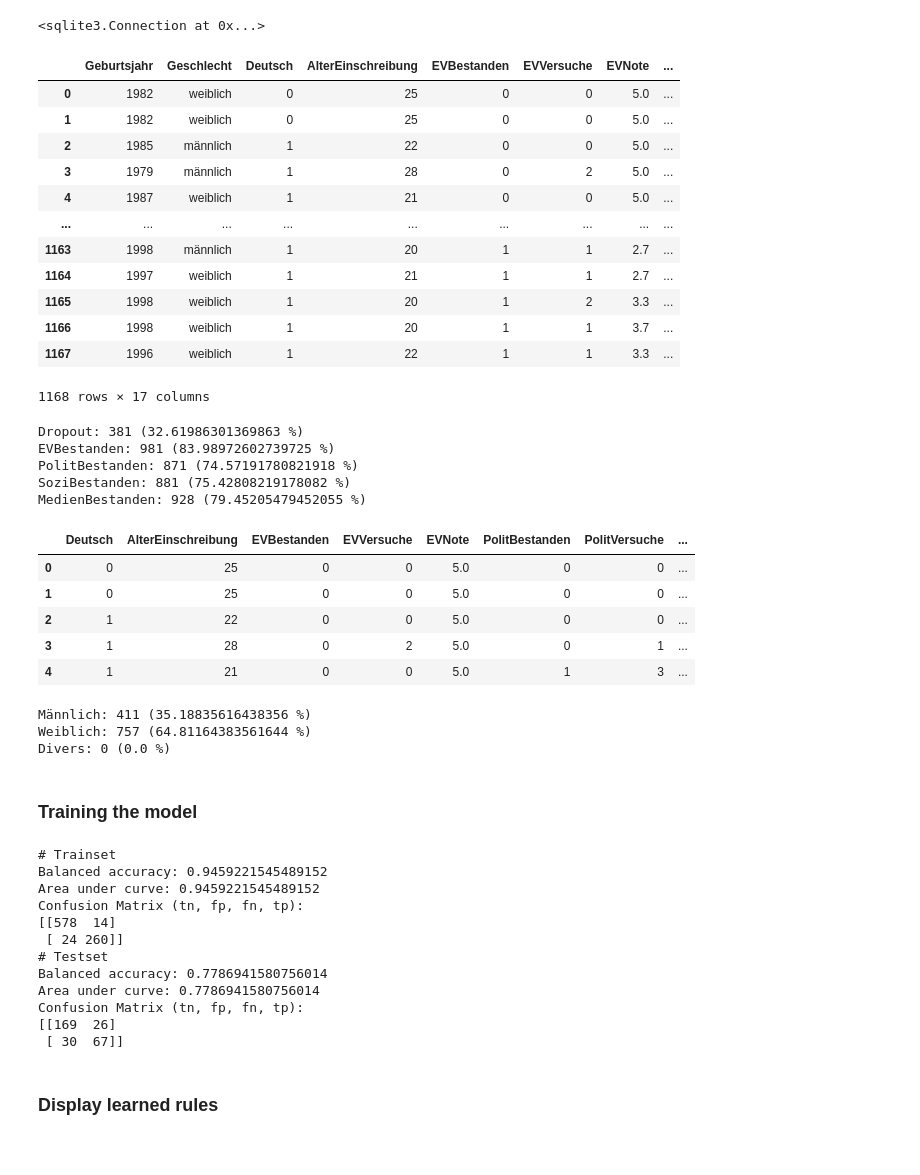
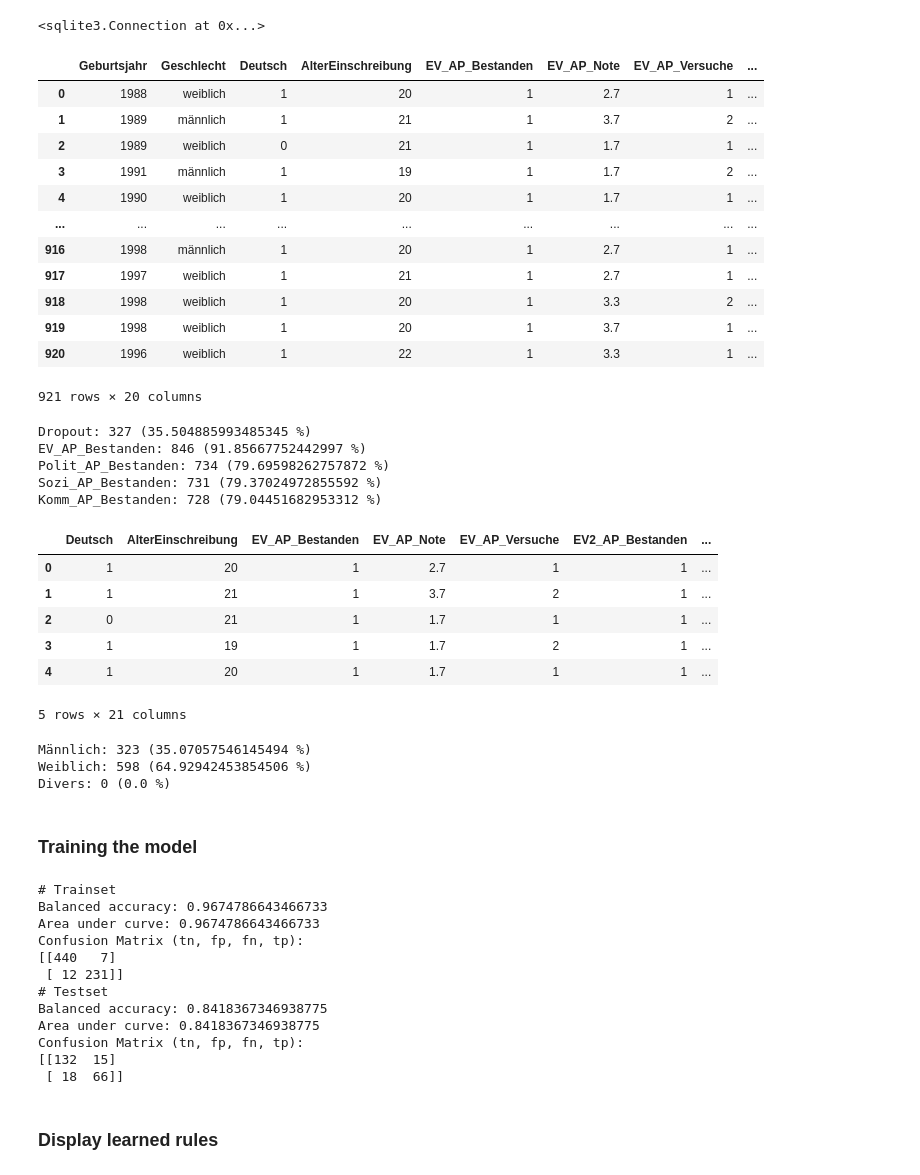
Before and after one commit to hhu-rapp/rapp-tool, a Jupyter notebook: interpretable-model-for-sw-dropout.ipynb, the cells around one changed output. Drawn from its saved outputs; the diff is of its cells as text; code cells hidden in the pictures.

```diff
--- a/interpretable-model-for-sw-dropout.ipynb
+++ b/interpretable-model-for-sw-dropout.ipynb
@@ -12,38 +12,38 @@ data.connect("data/rapp.db")
 # %% [output]
 <sqlite3.Connection at 0x...>
 # %%
-sql = "sql/sw_first_modules_dropout.sql"
+sql = "sql/sw_base_modules_dropout.sql"
 df = data.query_sql_file(sql, data.db_conn)
 
 df
 # %% [output]
-|  | Geburtsjahr | Geschlecht | Deutsch | AlterEinschreibung | EVBestanden | EVVersuche | EVNote | ... |
-| 0 | 1982 | weiblich | 0 | 25 | 0 | 0 | 5.0 | ... |
-| 1 | 1982 | weiblich | 0 | 25 | 0 | 0 | 5.0 | ... |
-| 2 | 1985 | männlich | 1 | 22 | 0 | 0 | 5.0 | ... |
-| 3 | 1979 | männlich | 1 | 28 | 0 | 2 | 5.0 | ... |
-| 4 | 1987 | weiblich | 1 | 21 | 0 | 0 | 5.0 | ... |
+|  | Geburtsjahr | Geschlecht | Deutsch | AlterEinschreibung | EV_AP_Bestanden | EV_AP_Note | EV_AP_Versuche | ... |
+| 0 | 1988 | weiblich | 1 | 20 | 1 | 2.7 | 1 | ... |
+| 1 | 1989 | männlich | 1 | 21 | 1 | 3.7 | 2 | ... |
+| 2 | 1989 | weiblich | 0 | 21 | 1 | 1.7 | 1 | ... |
+| 3 | 1991 | männlich | 1 | 19 | 1 | 1.7 | 2 | ... |
+| 4 | 1990 | weiblich | 1 | 20 | 1 | 1.7 | 1 | ... |
 | ... | ... | ... | ... | ... | ... | ... | ... | ... |
-| 1163 | 1998 | männlich | 1 | 20 | 1 | 1 | 2.7 | ... |
-| 1164 | 1997 | weiblich | 1 | 21 | 1 | 1 | 2.7 | ... |
-| 1165 | 1998 | weiblich | 1 | 20 | 1 | 2 | 3.3 | ... |
-| 1166 | 1998 | weiblich | 1 | 20 | 1 | 1 | 3.7 | ... |
-| 1167 | 1996 | weiblich | 1 | 22 | 1 | 1 | 3.3 | ... |
+| 916 | 1998 | männlich | 1 | 20 | 1 | 2.7 | 1 | ... |
+| 917 | 1997 | weiblich | 1 | 21 | 1 | 2.7 | 1 | ... |
+| 918 | 1998 | weiblich | 1 | 20 | 1 | 3.3 | 2 | ... |
+| 919 | 1998 | weiblich | 1 | 20 | 1 | 3.7 | 1 | ... |
+| 920 | 1996 | weiblich | 1 | 22 | 1 | 3.3 | 1 | ... |
-1168 rows × 17 columns
+921 rows × 20 columns
 # %%
 def print_metric(cols, df):
     rows = len(df)
     for col in cols:
         count = len(df[df[col]==1])
         print(f"{col}:", count, f"({count*100./rows} %)")
-# %%
-print_metric(["Dropout", "EVBestanden", "PolitBestanden", "SoziBestanden", "MedienBestanden"], df)
-# %% [output]
-Dropout: 381 (32.61986301369863 %)
-EVBestanden: 981 (83.98972602739725 %)
-PolitBestanden: 871 (74.57191780821918 %)
-SoziBestanden: 881 (75.42808219178082 %)
-MedienBestanden: 928 (79.45205479452055 %)
+# %%
+print_metric(["Dropout", "EV_AP_Bestanden", "Polit_AP_Bestanden", "Sozi_AP_Bestanden", "Komm_AP_Bestanden"], df)
+# %% [output]
+Dropout: 327 (35.504885993485345 %)
+EV_AP_Bestanden: 846 (91.85667752442997 %)
+Polit_AP_Bestanden: 734 (79.69598262757872 %)
+Sozi_AP_Bestanden: 731 (79.37024972855592 %)
+Komm_AP_Bestanden: 728 (79.04451682953312 %)
 # %%
 # Preprocess data
 df_classification = df.copy(deep=True)
@@ -54,17 +54,18 @@ df_classification["Divers"] = 1*(df_classification["Geschlecht"] == "divers")
 df_classification = df_classification.drop(["Geschlecht", "Geburtsjahr"], axis=1)
 df_classification.head()
 # %% [output]
-|  | Deutsch | AlterEinschreibung | EVBestanden | EVVersuche | EVNote | PolitBestanden | PolitVersuche | ... |
-| 0 | 0 | 25 | 0 | 0 | 5.0 | 0 | 0 | ... |
-| 1 | 0 | 25 | 0 | 0 | 5.0 | 0 | 0 | ... |
-| 2 | 1 | 22 | 0 | 0 | 5.0 | 0 | 0 | ... |
-| 3 | 1 | 28 | 0 | 2 | 5.0 | 0 | 1 | ... |
-| 4 | 1 | 21 | 0 | 0 | 5.0 | 1 | 3 | ... |
+|  | Deutsch | AlterEinschreibung | EV_AP_Bestanden | EV_AP_Note | EV_AP_Versuche | EV2_AP_Bestanden | ... |
+| 0 | 1 | 20 | 1 | 2.7 | 1 | 1 | ... |
+| 1 | 1 | 21 | 1 | 3.7 | 2 | 1 | ... |
+| 2 | 0 | 21 | 1 | 1.7 | 1 | 1 | ... |
+| 3 | 1 | 19 | 1 | 1.7 | 2 | 1 | ... |
+| 4 | 1 | 20 | 1 | 1.7 | 1 | 1 | ... |
+5 rows × 21 columns
 # %%
 print_metric(["Männlich", "Weiblich", "Divers"], df_classification)
 # %% [output]
-Männlich: 411 (35.18835616438356 %)
-Weiblich: 757 (64.81164383561644 %)
+Männlich: 323 (35.07057546145494 %)
+Weiblich: 598 (64.92942453854506 %)
 Divers: 0 (0.0 %)
 # %% [markdown]
 ### Training the model
@@ -100,7 +101,7 @@ X = df_classification.drop(["Dropout"], axis=1)
 y = df_classification["Dropout"]
 
 feature_names = X.columns
-X_train, X_test, y_train, y_test = train_test_split(X, y, test_size=0.25, random_state=12)
+X_train, X_test, y_train, y_test = train_test_split(X, y, test_size=0.25, random_state=123)
 
 
 clf = DecisionTreeClassifier(random_state=0, class_weight="balanced", min_impurity_decrease=0.001)
@@ -108,17 +109,17 @@ clf.fit(X_train, y_train)
 eval_model(clf)
 # %% [output]
 # Trainset
-Balanced accuracy: 0.9459221545489152
-Area under curve: 0.9459221545489152
+Balanced accuracy: 0.9674786643466733
+Area under curve: 0.9674786643466733
 Confusion Matrix (tn, fp, fn, tp):
-[[578  14]
- [ 24 260]]
+[[440   7]
+ [ 12 231]]
 # Testset
-Balanced accuracy: 0.7786941580756014
-Area under curve: 0.7786941580756014
+Balanced accuracy: 0.8418367346938775
+Area under curve: 0.8418367346938775
 Confusion Matrix (tn, fp, fn, tp):
-[[169  26]
- [ 30  67]]
+[[132  15]
+ [ 18  66]]
 # %% [markdown]
 ### Display learned rules
 # %%
```
Also changed, not shown: parts of 5 cells of this notebook, 3 other files.
